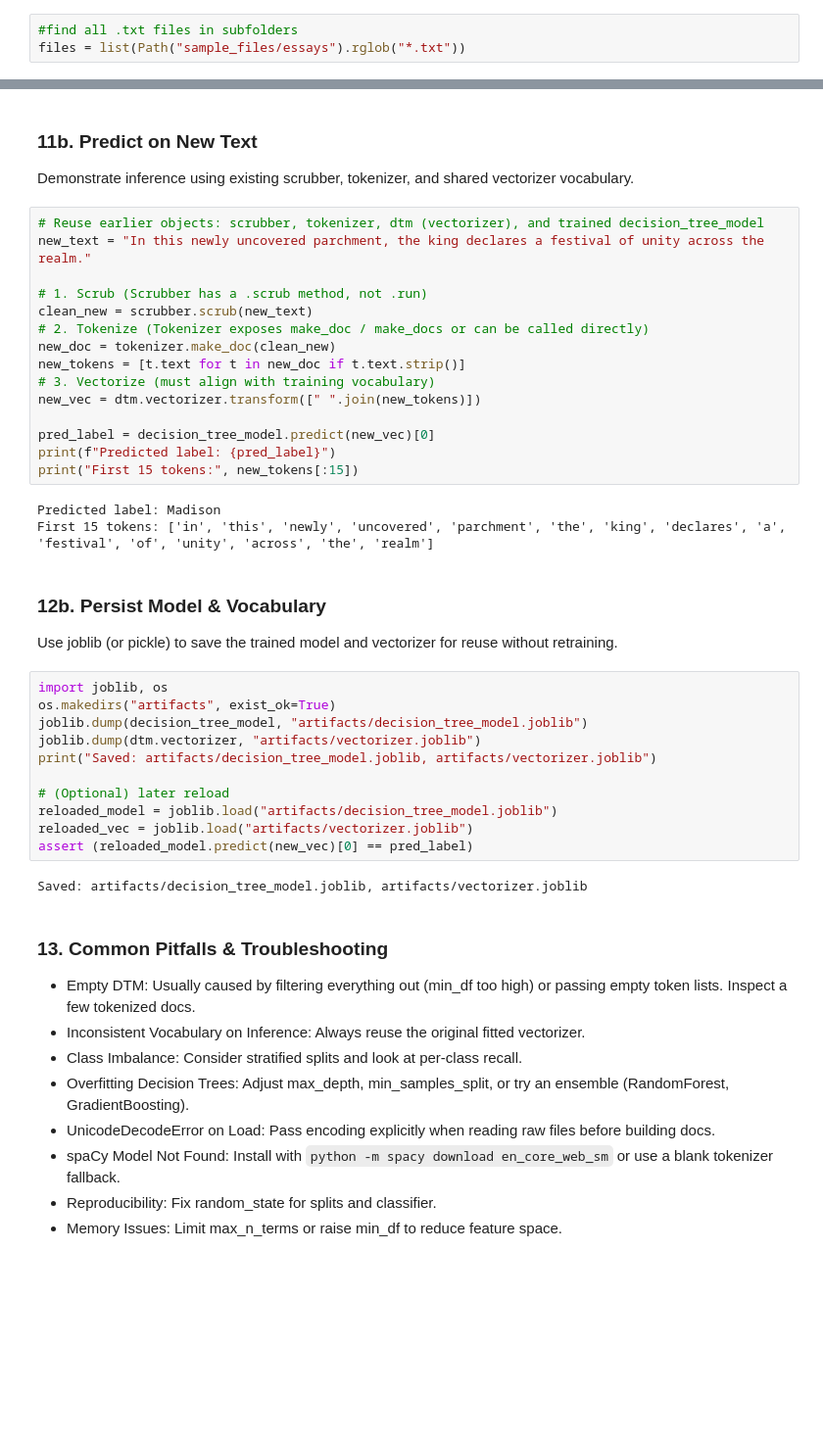
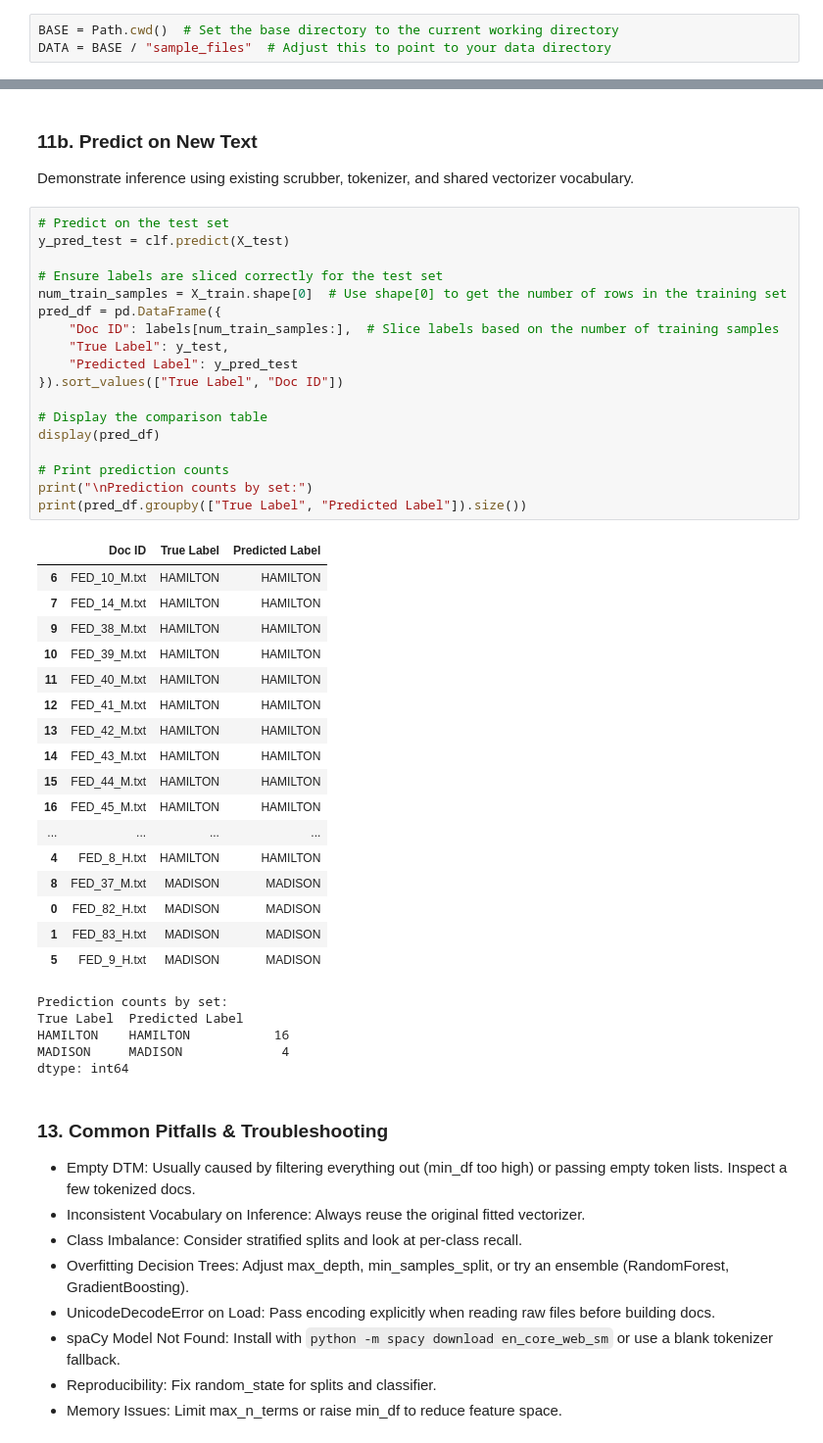
Before and after one commit to mangabe16/lexos, a Jupyter notebook: doc_src/docs/tutorials/classification/classification_tutorial.ipynb, the cells around one changed output, grey strips where cells are left out. Shown at 98% size. Saved outputs shown, nothing was run; the diff lists cells and outputs as text; blank space fills up the shorter version.

```diff
--- a/doc_src/docs/tutorials/classification/classification_tutorial.ipynb
+++ b/doc_src/docs/tutorials/classification/classification_tutorial.ipynb
@@ -26,8 +29,8 @@ from sklearn.metrics import classification_report
 ### 2. File Discovery
 Recursively collect all `.txt` files under `sample_files`. This replaces earlier path assumptions (e.g., `essays/`). Adjust `candidate_dir` if your data lives elsewhere. Empty result → downstream steps will fail.
 # %%
-#find all .txt files in subfolders
-files = list(Path("sample_files/essays").rglob("*.txt"))
+BASE = Path.cwd()  # Set the base directory to the current working directory
+DATA = BASE / "sample_files"  # Adjust this to point to your data directory
 # %% [markdown]
 ### 3. Scrubber Pipeline Setup
 Configure a text cleaning pipeline (lowercasing, digit removal, limited punctuation removal). This normalizes inputs before tokenization. Adjust or extend components to suit your task.
@@ -318,39 +339,46 @@ Demonstrates generating predictions on held-out data. You can save results with
 ### 11b. Predict on New Text
 Demonstrate inference using existing scrubber, tokenizer, and shared vectorizer vocabulary.
 # %%
-# Reuse earlier objects: scrubber, tokenizer, dtm (vectorizer), and trained decision_tree_model
-new_text = "In this newly uncovered parchment, the king declares a festival of unity across the realm."
+# Predict on the test set
+y_pred_test = clf.predict(X_test)
 
-# 1. Scrub (Scrubber has a .scrub method, not .run)
-clean_new = scrubber.scrub(new_text)
-# 2. Tokenize (Tokenizer exposes make_doc / make_docs or can be called directly)
-new_doc = tokenizer.make_doc(clean_new)
-new_tokens = [t.text for t in new_doc if t.text.strip()]
-# 3. Vectorize (must align with training vocabulary)
-new_vec = dtm.vectorizer.transform([" ".join(new_tokens)])
+# Ensure labels are sliced correctly for the test set
+num_train_samples = X_train.shape[0]  # Use shape[0] to get the number of rows in the training set
+pred_df = pd.DataFrame({
+    "Doc ID": labels[num_train_samples:],  # Slice labels based on the number of training samples
+    "True Label": y_test,
+    "Predicted Label": y_pred_test
+}).sort_values(["True Label", "Doc ID"])
 
-pred_label = decision_tree_model.predict(new_vec)[0]
-print(f"Predicted label: {pred_label}")
-print("First 15 tokens:", new_tokens[:15])
+# Display the comparison table
+display(pred_df)
+
+# Print prediction counts
+print("\nPrediction counts by set:")
+print(pred_df.groupby(["True Label", "Predicted Label"]).size())
 # %% [output]
+|  | Doc ID | True Label | Predicted Label |
+| 6 | FED_10_M.txt | HAMILTON | HAMILTON |
+| 7 | FED_14_M.txt | HAMILTON | HAMILTON |
+| 9 | FED_38_M.txt | HAMILTON | HAMILTON |
+| 10 | FED_39_M.txt | HAMILTON | HAMILTON |
+| 11 | FED_40_M.txt | HAMILTON | HAMILTON |
+| 12 | FED_41_M.txt | HAMILTON | HAMILTON |
+| 13 | FED_42_M.txt | HAMILTON | HAMILTON |
+| 14 | FED_43_M.txt | HAMILTON | HAMILTON |
+| 15 | FED_44_M.txt | HAMILTON | HAMILTON |
+| 16 | FED_45_M.txt | HAMILTON | HAMILTON |
+| ... | ... | ... | ... |
+| 4 | FED_8_H.txt | HAMILTON | HAMILTON |
+| 8 | FED_37_M.txt | MADISON | MADISON |
+| 0 | FED_82_H.txt | MADISON | MADISON |
+| 1 | FED_83_H.txt | MADISON | MADISON |
+| 5 | FED_9_H.txt | MADISON | MADISON |
-Predicted label: Madison
-First 15 tokens: ['in', 'this', 'newly', 'uncovered', 'parchment', 'the', 'king', 'declares', 'a', 'festival', 'of', 'unity', 'across', 'the', 'realm']
+Prediction counts by set:
+True Label  Predicted Label
+HAMILTON    HAMILTON           16
+MADISON     MADISON             4
+dtype: int64
-# %% [markdown]
-### 12b. Persist Model & Vocabulary
-Use joblib (or pickle) to save the trained model and vectorizer for reuse without retraining.
-# %%
-import joblib, os
-os.makedirs("artifacts", exist_ok=True)
-joblib.dump(decision_tree_model, "artifacts/decision_tree_model.joblib")
-joblib.dump(dtm.vectorizer, "artifacts/vectorizer.joblib")
-print("Saved: artifacts/decision_tree_model.joblib, artifacts/vectorizer.joblib")
-
-# (Optional) later reload
-reloaded_model = joblib.load("artifacts/decision_tree_model.joblib")
-reloaded_vec = joblib.load("artifacts/vectorizer.joblib")
-assert (reloaded_model.predict(new_vec)[0] == pred_label)
-# %% [output]
-Saved: artifacts/decision_tree_model.joblib, artifacts/vectorizer.joblib
 # %% [markdown]
 ### 13. Common Pitfalls & Troubleshooting
 - Empty DTM: Usually caused by filtering everything out (min_df too high) or passing empty token lists. Inspect a few tokenized docs.
```
Also changed, not shown: parts of 10 cells of this notebook, 4 other files.
